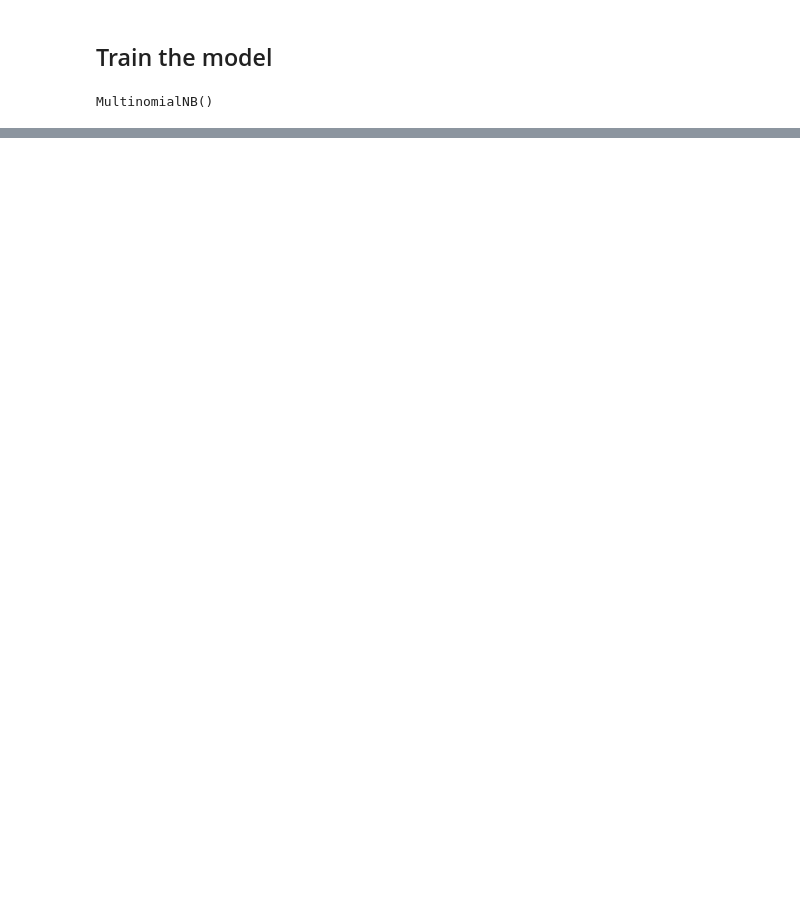
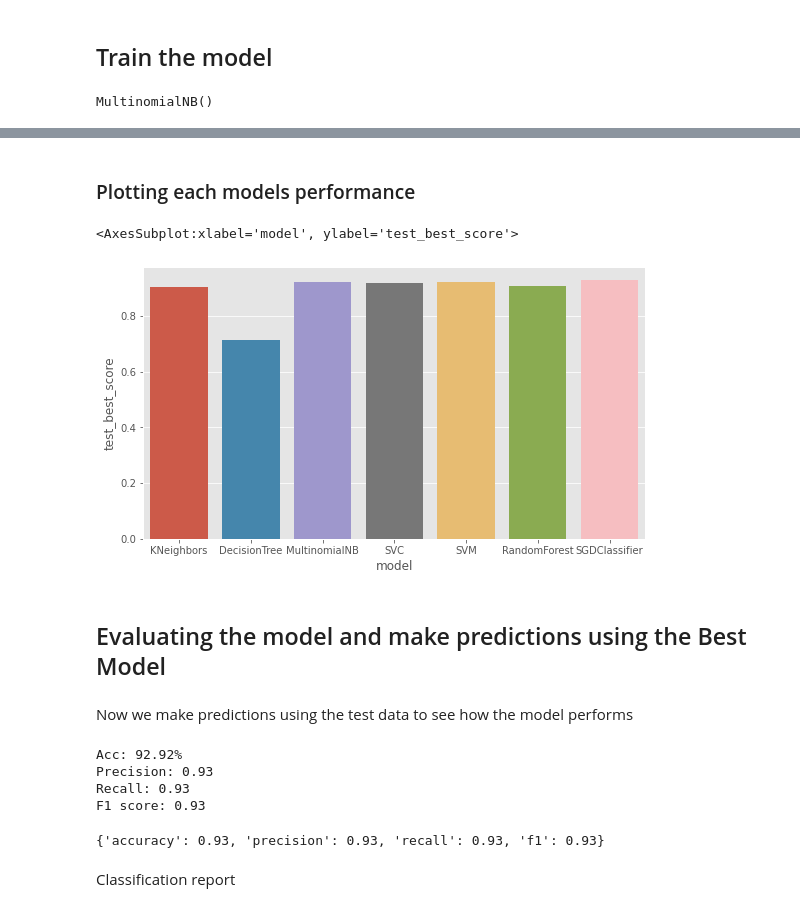
Before and after one commit to dev-SR/natural-language-processing_NLP, a Jupyter notebook: 04assignment/asng.ipynb, the cells around one changed output, grey strips where cells are left out. Cells and saved outputs as stored; diff of their text form; code cells hidden in the pictures; blank space fills up the shorter version.

```diff
--- a/04assignment/asng.ipynb
+++ b/04assignment/asng.ipynb
@@ -424,0 +545,3 @@ Predicted Y : 3, author: ['Robert C. (Chamblet) Adams']
+# %%
+d = pd.DataFrame(scores)
+d
@@ -424,0 +557,12 @@ Predicted Y : 3, author: ['Robert C. (Chamblet) Adams']
+# %% [markdown]
+### Plotting each models performance
+# %%
+import seaborn as sns
+import matplotlib.pyplot as plt
+plt.figure(figsize=(9, 5))
+sns.barplot(x='model', y='test_best_score', data=d, errwidth=0)
+# %% [output]
+<AxesSubplot:xlabel='model', ylabel='test_best_score'>
+[figure, added]
+# %% [markdown]
+## Evaluating the model and make predictions using the Best Model
@@ -424,0 +593,13 @@ Predicted Y : 3, author: ['Robert C. (Chamblet) Adams']
+# %% [markdown]
+Now we make predictions using the test data to see how the model performs
+# %%
+predicted = best_model.predict(x_testcv)
+evaluate_preds(y_test, predicted)
+# %% [output]
+Acc: 92.92%
+Precision: 0.93
+Recall: 0.93
+F1 score: 0.93
+{'accuracy': 0.93, 'precision': 0.93, 'recall': 0.93, 'f1': 0.93}
+# %% [markdown]
+Classification report
```
Also changed, not shown: parts of 30 cells of this notebook, 3 other files.
